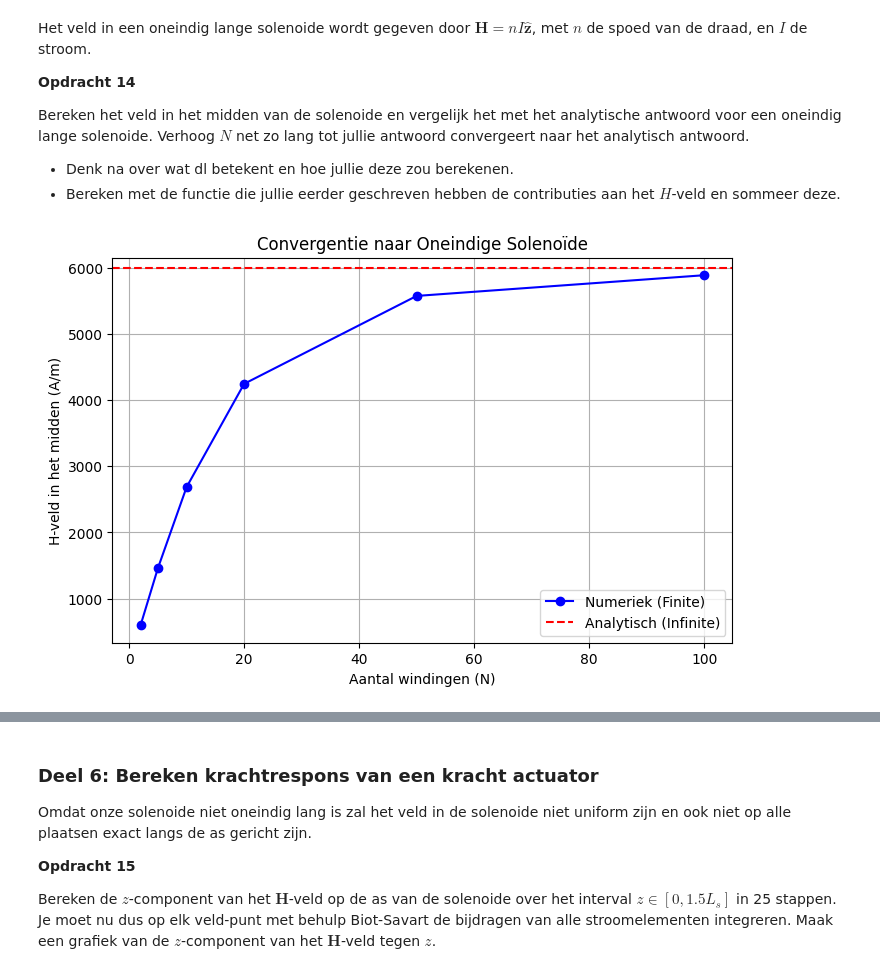
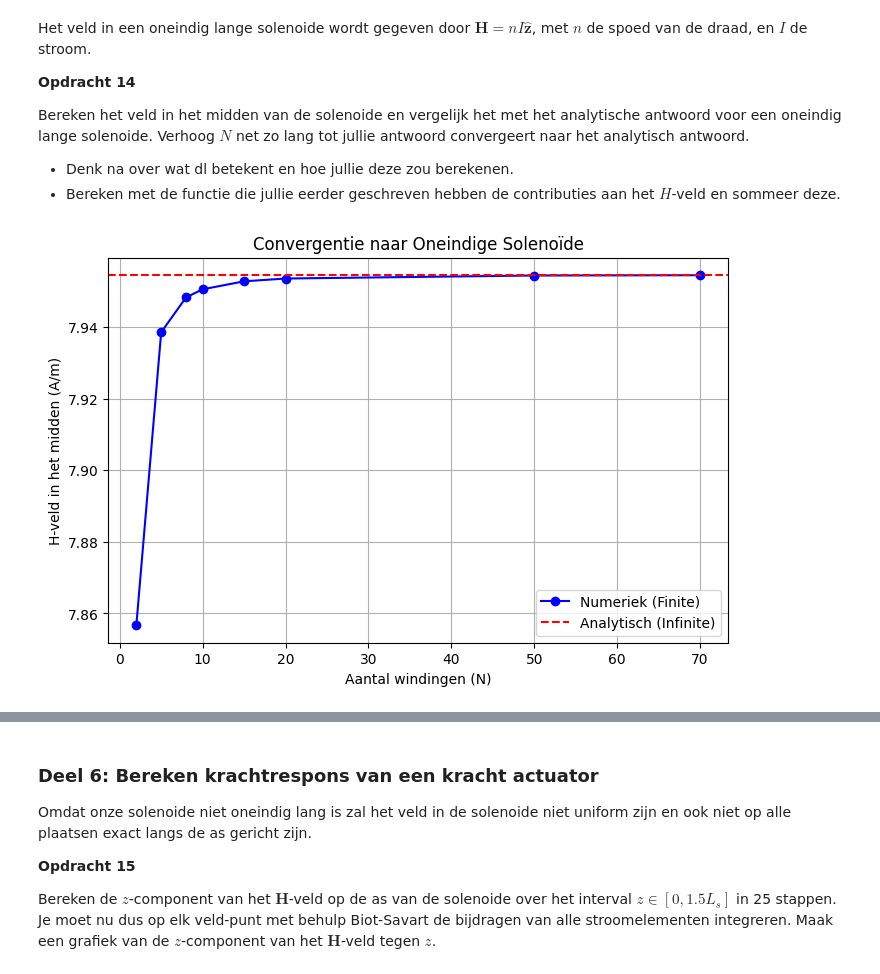
Before and after one commit to wobsen/opdrachten-DEF-D, a Jupyter notebook: DigitaleOntwerpopdrachten/2KrachtactuatorOpdracht/KrachtactuatorOpdracht.ipynb, the cells around one changed output, grey strips where cells are left out. Saved outputs shown, nothing was run; the diff lists cells and outputs as text; code cells hidden in the pictures.

```diff
--- a/DigitaleOntwerpopdrachten/2KrachtactuatorOpdracht/KrachtactuatorOpdracht.ipynb
+++ b/DigitaleOntwerpopdrachten/2KrachtactuatorOpdracht/KrachtactuatorOpdracht.ipynb
@@ -343,0 +350,6 @@ Knop en waterklep: L_s=0.02 m, r_s=0.01 m, L = 12
+# %%
+N = 70
+rs = 0.01
+
+L_draad = N * (2 * np.pi * rs)
+print(L_draad)
@@ -500,10 +514,12 @@ c. Bereken de spoed, in eenheden van aantal omwentelingen per meter, en print di
 # %%
 #Deur slot actuator: L_s=0.015 m, r_s=0.01 m, L_draad=15 m
 # Gegeven parameters
-d_draad = 0.0005          # Draaddiameter
+d_draad = 0.1e-3          # Draaddiameter
 r_sol = 0.01            # Straal solenoide
-L_sol = 0.015             # Lengte solenoide
-l_draad = 15          # Lengte draad
+L_sol_deur =  0.015            # Lengte solenoide bij de deur
+L_sol_apps = 0.02             # Lengte solenoide bij de apps
+l_draad = 4.4          # Lengte draad
+I = 0.5
 
 #a) bereken van aantal omwentelingen
 # omtrek van 1 winding
@@ -516,12 +532,14 @@ print(f"Omtrek per winding: {omtrek:.4f} m")
 print(f"Aantal omwentelingen: {aantal_omwentelingen:.2f}")
 
 #b) bereken x,y,z coordinaten
-N = 10000
-x, y, z = parametrisatie(N, r_sol, aantal_omwentelingen, L_sol)
+N = 1000
+x, y, z = parametrisatie(N, r_sol, aantal_omwentelingen, L_sol_deur)
 
 #c) spoed berekenen
-spoed = aantal_omwentelingen / L_sol  # [omwentelingen/m]
-print(f"Spoed: {spoed:.2f} omwentelingen/m")
+spoed_deur = aantal_omwentelingen / L_sol_deur  # [omwentelingen/m]
+spoed_apps = aantal_omwentelingen / L_sol_apps  # [omwentelingen/m]
+print(f"Spoed van de deuractuator is: {spoed_deur:.2f} omwentelingen/m")
+print(f"Spoed van de waterklep en aan/uit knop is: {spoed_apps:.2f} omwentelingen/m")
 
 # plotten van de grafiek
 ax = plt.figure().add_subplot(projection='3d')
@@ -546,8 +565,6 @@ Bereken het veld in het midden van de solenoide en vergelijk het met het analyti
 * Denk na over wat dl betekent en hoe jullie deze zou berekenen.
 * Bereken met de functie die jullie eerder geschreven hebben de contributies aan het $H$-veld en sommeer deze.
 # %%
-
-
 def bereken_solenoide_veld(N, L, R, I):
     # Parameters voor de simulatie
     stappen_per_wikkeling = 100
@@ -565,38 +582,39 @@ def bereken_solenoide_veld(N, L, R, I):
         r_source = np.array([R * np.cos(p), R * np.sin(p), z_prime])
 
         # Richting van het draadelementje dl
         dl = np.array([-R * np.sin(p), R * np.cos(p), L / (2 * np.pi * N)]) * dphi
 
         # Gebruik je functie uit Opdracht 11
         dH = field_current_element(r_field, r_source, dl)
         H_totaal += dH
 
     return H_totaal[2] # We kijken naar de z-component
 
-R_spoel = 0.01
-I_stroom = 6.0
-n_dichtheid = N/L_draad
+l_draad = 4.4
+N = 70
+n_dichtheid = N/l_draad
+I = 0.5
+
 
 # Lijst voor convergentie check
-N_lijst = [2, 5, 10, 20, 50, 100]
+N_lijst = [2, 5, 8, 10, 15, 20, 50, 70]
 H_numeriek = []
-
 for N in N_lijst:
     L = N / n_dichtheid # Houd de dichtheid n constant
-    veld = bereken_solenoide_veld(N, L, R_spoel, I_stroom)
+    veld = bereken_solenoide_veld(N, L, rs, I)
     H_numeriek.append(veld)
 
 # Analytische waarde
-H_oneindig = n_dichtheid * I_stroom
+H_oneindig = n_dichtheid * I
 
 plt.figure(figsize=(8, 5))
 plt.plot(N_lijst, H_numeriek, 'bo-', label='Numeriek (Finite)')
 plt.axhline(y=H_oneindig, color='r', linestyle='--', label='Analytisch (Infinite)')
 plt.title('Convergentie naar Oneindige Solenoïde')
 plt.xlabel('Aantal windingen (N)')
 plt.ylabel('H-veld in het midden (A/m)')
 plt.grid(True)
 plt.legend()
 plt.show()
 # %% [output]
-[figure, old version]
+[figure, new version]
```
Also changed, not shown: parts of 13 cells of this notebook, 1 other file.
